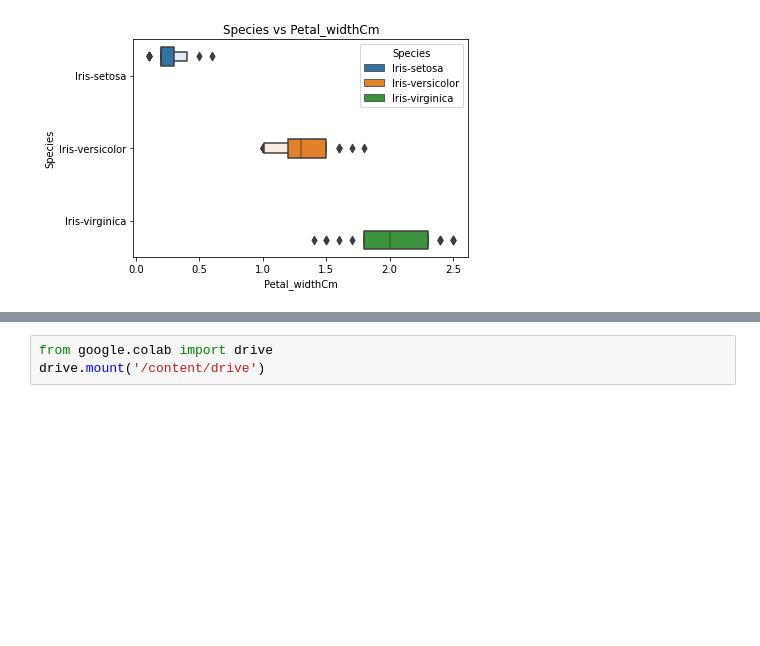
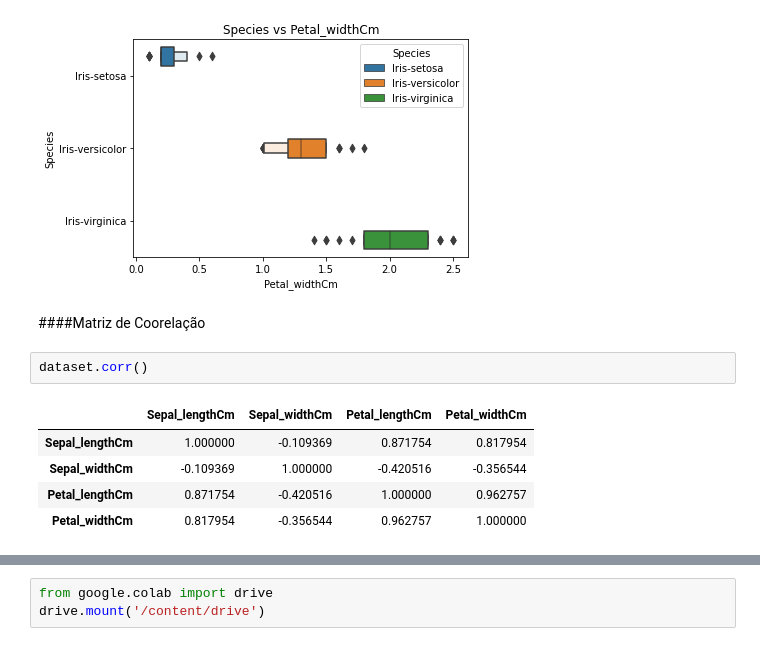
Before and after one commit to Marcelobhering/Desafio, a Jupyter notebook: Parte2.ipynb, the cells around one changed output, grey strips where cells are left out. Saved outputs shown, nothing was run; the diff lists cells and outputs as text; blank space fills up the shorter version.

```diff
--- a/Parte2.ipynb
+++ b/Parte2.ipynb
@@ -119,3 +132,13 @@ sns.boxenplot(data= dataset, x = 'Petal_widthCm', y= 'Species', hue = 'Species')
 # %% [output]
 <matplotlib.axes._subplots.AxesSubplot at 0x...>
 [figure]
+# %% [markdown]
+####Matriz de Coorelação
+# %%
+dataset.corr()
+# %% [output]
+|  | Sepal_lengthCm | Sepal_widthCm | Petal_lengthCm | Petal_widthCm |
+| Sepal_lengthCm | 1.000000 | -0.109369 | 0.871754 | 0.817954 |
+| Sepal_widthCm | -0.109369 | 1.000000 | -0.420516 | -0.356544 |
+| Petal_lengthCm | 0.871754 | -0.420516 | 1.000000 | 0.962757 |
+| Petal_widthCm | 0.817954 | -0.356544 | 0.962757 | 1.000000 |
```
Also changed, not shown: parts of 17 cells of this notebook.
